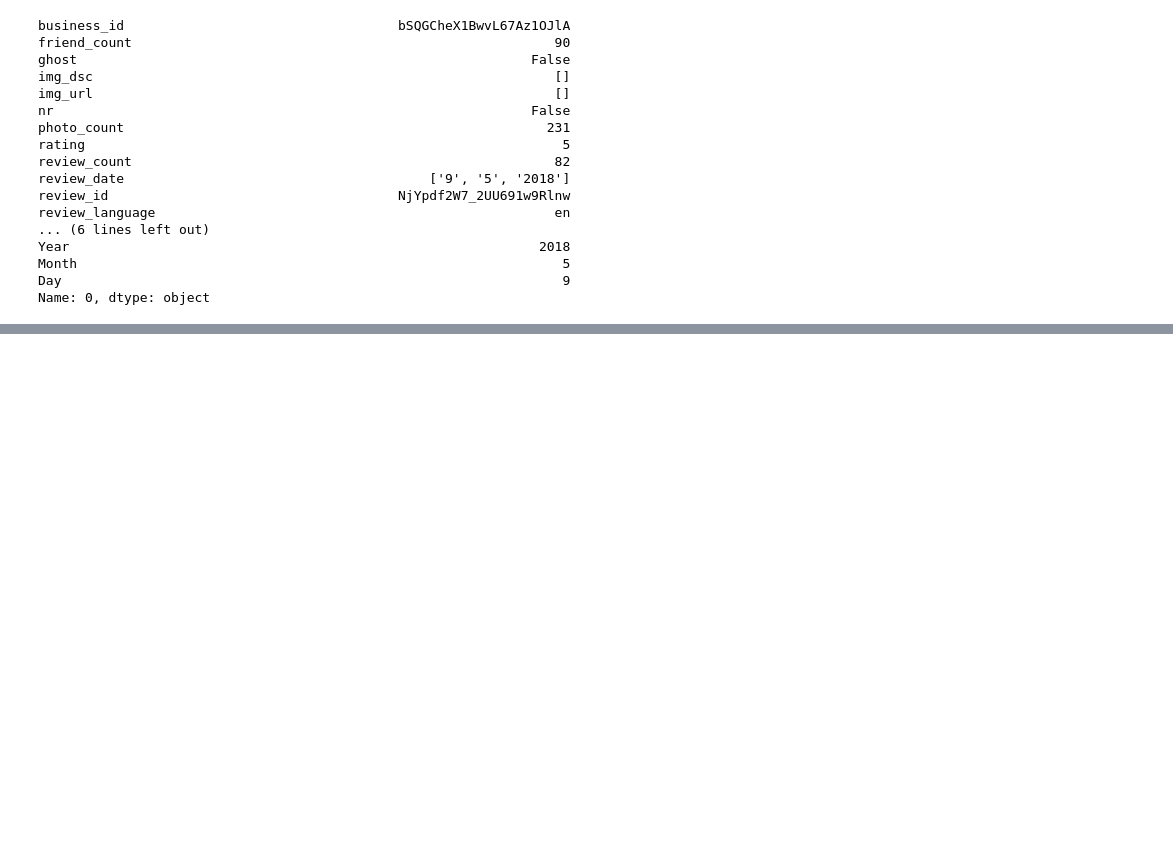
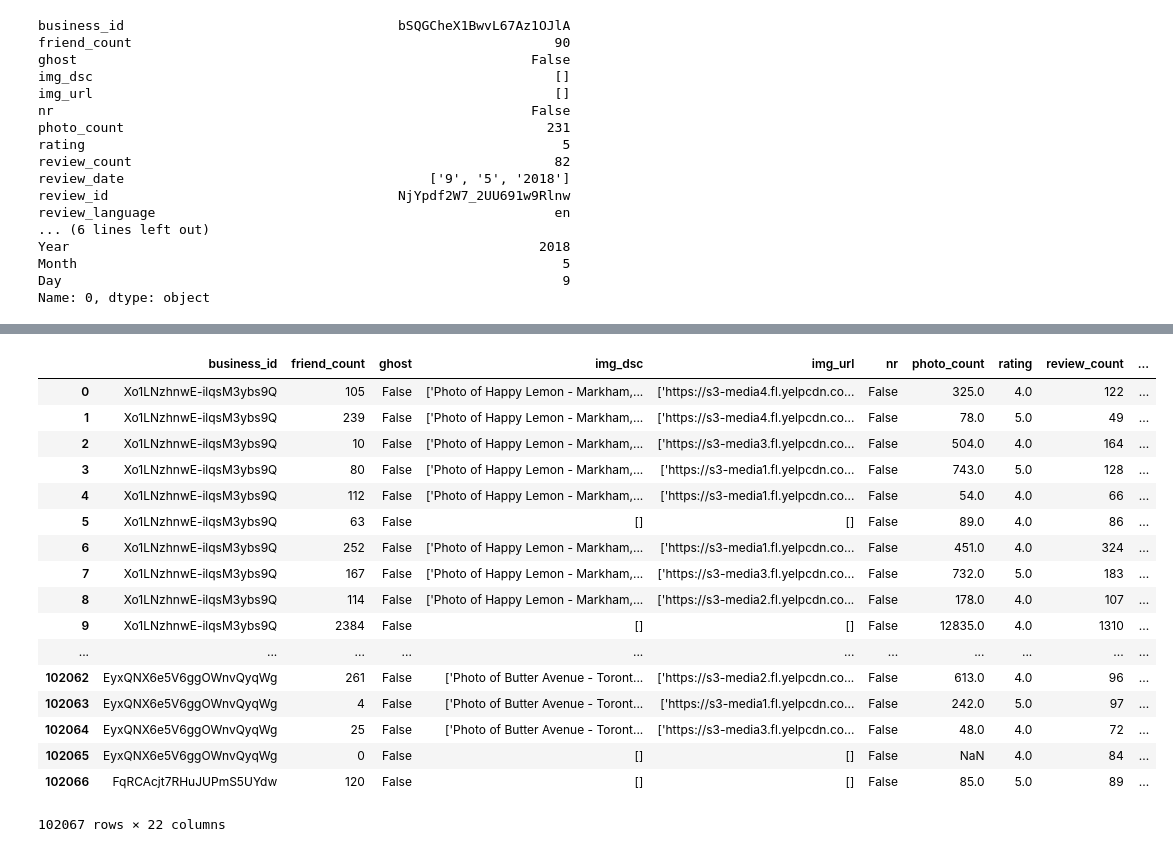
Before and after one commit to litosly/thesis, a Jupyter notebook: data exploration/Yelp Toronto data exploration.ipynb, the cells around one changed output, grey strips where cells are left out. Drawn from its saved outputs; the diff is of its cells as text; code cells hidden in the pictures; blank space fills up the shorter version.

Commit message:
Initial preprocessing for yelp toronto dataset

```diff
--- a/data exploration/Yelp Toronto data exploration.ipynb
+++ b/data exploration/Yelp Toronto data exploration.ipynb
@@ -62,0 +147,4 @@ Name: 0, dtype: object
+# %%
+filtered_df = filter_dataset(df, threshold=3, popularity=True, filter_by_review_count=True,
+                             user_review_threshold=10, item_review_threshold=10,
+                             num_user=8000, num_item=4000, user_ratio=None, item_ratio=None)
@@ -62,0 +163,2 @@ Name: 0, dtype: object
+# %%
+filtered_df = filtered_df.reset_index(drop = True)
@@ -62,0 +175,8 @@ Name: 0, dtype: object
+# %%
+values = filtered_df[USER_ID].value_counts().keys().tolist()
+counts = filtered_df[USER_ID].value_counts().tolist()
+user_df = pd.DataFrame.from_dict({USER_ID: values, "count": counts})
+
+values = filtered_df[ITEM_ID].value_counts().keys().tolist()
+counts = filtered_df[ITEM_ID].value_counts().tolist()
+item_df = pd.DataFrame.from_dict({ITEM_ID: values, "count": counts})
@@ -62,0 +217,28 @@ Name: 0, dtype: object
+# %%
+users = user_df[user_df["count"] >= 20][USER_ID].values
+# %%
+pos_df = filtered_df.loc[filtered_df[USER_ID].isin(users)].reset_index(drop=True)
+pos_df
+
+# Export the filtered dataset
+
+# pos_df.to_csv(DATA_PATH+DATA_NAME+".csv", header=False)
+# %% [output]
+|  | business_id | friend_count | ghost | img_dsc | img_url | nr | photo_count | rating | review_count | ... |
+| 0 | Xo1LNzhnwE-ilqsM3ybs9Q | 105 | False | ['Photo of Happy Lemon - Markham,... | ['https://s3-media4.fl.yelpcdn.co... | False | 325.0 | 4.0 | 122 | ... |
+| 1 | Xo1LNzhnwE-ilqsM3ybs9Q | 239 | False | ['Photo of Happy Lemon - Markham,... | ['https://s3-media4.fl.yelpcdn.co... | False | 78.0 | 5.0 | 49 | ... |
+| 2 | Xo1LNzhnwE-ilqsM3ybs9Q | 10 | False | ['Photo of Happy Lemon - Markham,... | ['https://s3-media3.fl.yelpcdn.co... | False | 504.0 | 4.0 | 164 | ... |
+| 3 | Xo1LNzhnwE-ilqsM3ybs9Q | 80 | False | ['Photo of Happy Lemon - Markham,... | ['https://s3-media1.fl.yelpcdn.co... | False | 743.0 | 5.0 | 128 | ... |
+| 4 | Xo1LNzhnwE-ilqsM3ybs9Q | 112 | False | ['Photo of Happy Lemon - Markham,... | ['https://s3-media1.fl.yelpcdn.co... | False | 54.0 | 4.0 | 66 | ... |
+| 5 | Xo1LNzhnwE-ilqsM3ybs9Q | 63 | False | [] | [] | False | 89.0 | 4.0 | 86 | ... |
+| 6 | Xo1LNzhnwE-ilqsM3ybs9Q | 252 | False | ['Photo of Happy Lemon - Markham,... | ['https://s3-media1.fl.yelpcdn.co... | False | 451.0 | 4.0 | 324 | ... |
+| 7 | Xo1LNzhnwE-ilqsM3ybs9Q | 167 | False | ['Photo of Happy Lemon - Markham,... | ['https://s3-media3.fl.yelpcdn.co... | False | 732.0 | 5.0 | 183 | ... |
+| 8 | Xo1LNzhnwE-ilqsM3ybs9Q | 114 | False | ['Photo of Happy Lemon - Markham,... | ['https://s3-media2.fl.yelpcdn.co... | False | 178.0 | 4.0 | 107 | ... |
+| 9 | Xo1LNzhnwE-ilqsM3ybs9Q | 2384 | False | [] | [] | False | 12835.0 | 4.0 | 1310 | ... |
+| ... | ... | ... | ... | ... | ... | ... | ... | ... | ... | ... |
+| 102062 | EyxQNX6e5V6ggOWnvQyqWg | 261 | False | ['Photo of Butter Avenue - Toront... | ['https://s3-media2.fl.yelpcdn.co... | False | 613.0 | 4.0 | 96 | ... |
+| 102063 | EyxQNX6e5V6ggOWnvQyqWg | 4 | False | ['Photo of Butter Avenue - Toront... | ['https://s3-media1.fl.yelpcdn.co... | False | 242.0 | 5.0 | 97 | ... |
+| 102064 | EyxQNX6e5V6ggOWnvQyqWg | 25 | False | ['Photo of Butter Avenue - Toront... | ['https://s3-media3.fl.yelpcdn.co... | False | 48.0 | 4.0 | 72 | ... |
+| 102065 | EyxQNX6e5V6ggOWnvQyqWg | 0 | False | [] | [] | False | NaN | 4.0 | 84 | ... |
+| 102066 | FqRCAcjt7RHuJUPmS5UYdw | 120 | False | [] | [] | False | 85.0 | 5.0 | 89 | ... |
+102067 rows × 22 columns
```
Also changed, not shown: parts of 47 cells of this notebook.
